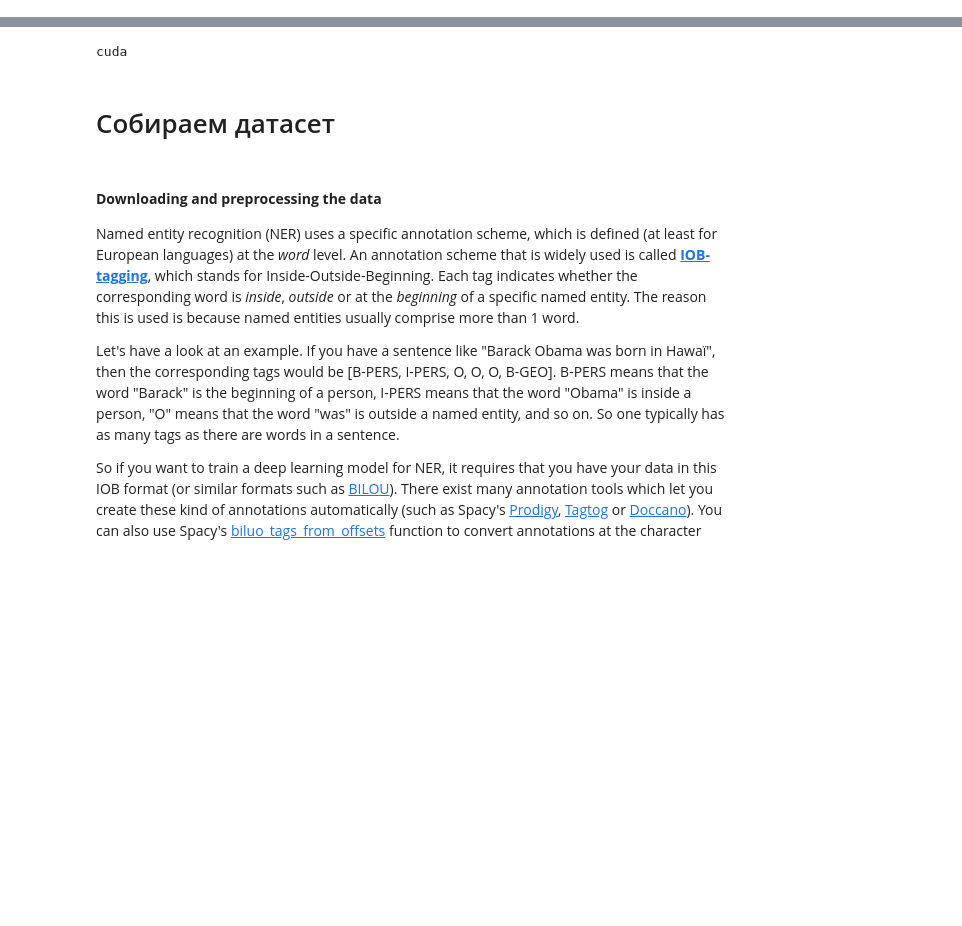
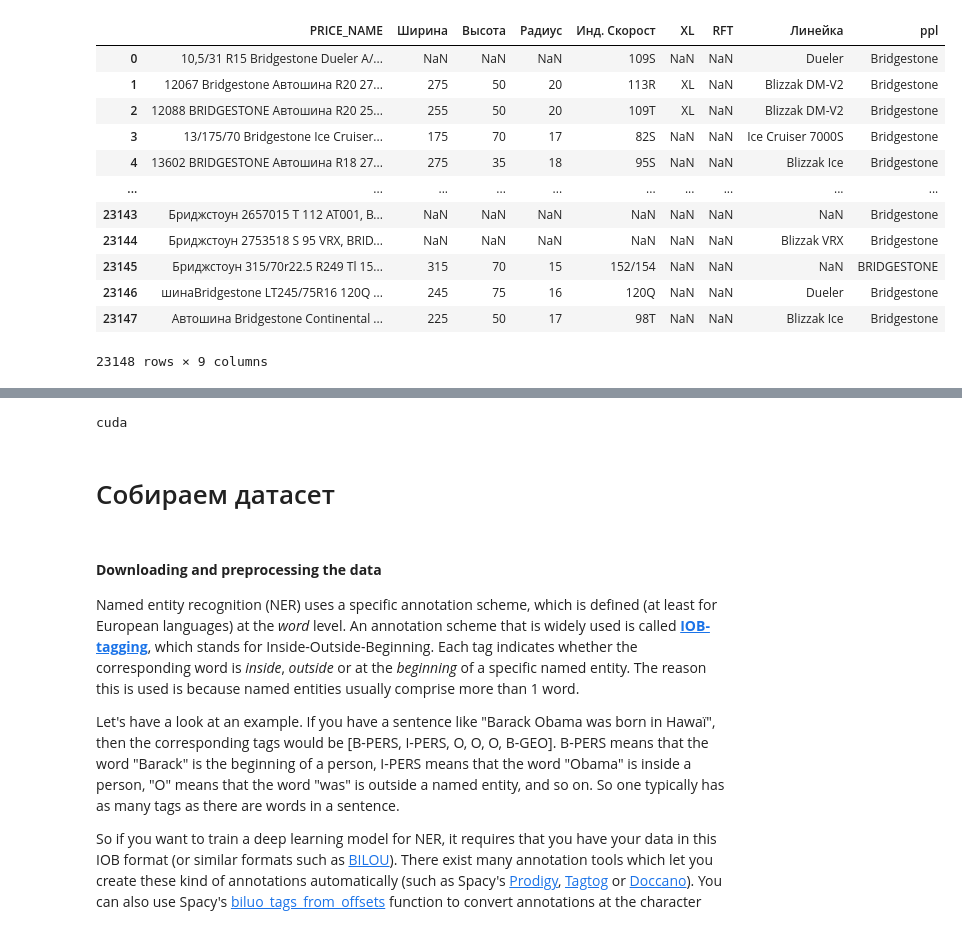
Before and after one commit to IgorSondors/BERT_NER, a Jupyter notebook: NER_BERT.ipynb, the cells around one changed output, grey strips where cells are left out. Saved outputs shown, nothing was run; the diff lists cells and outputs as text; code cells hidden in the pictures; blank space fills up the shorter version.

```diff
--- a/NER_BERT.ipynb
+++ b/NER_BERT.ipynb
@@ -5,3 +5,57 @@ from sklearn.metrics import accuracy_score
 import torch
 from torch.utils.data import Dataset, DataLoader
 from transformers import BertTokenizer, BertConfig, BertForTokenClassification
+# %%
+# pth = "/home/sondors/Documents/price/BERT_NER/first_10_rows.xlsx"
+pth = "/home/sondors/Documents/price/BERT_NER/list1.xlsx"
+df = pd.read_excel(pth)
+
+clms = ['PRICE_FRNO',
+        'PRICE_FNAM',
+        'PRICE_CAID',
+        'PRICE_CNAM',
+        'PRICE_TMNO',
+        'PRICE_PRCN',
+        'PRICE_VERT',
+        'PRICE_PCOD',
+        'date',
+        'PRICE_IMGN',
+        'PRICE_LOCD',
+        'lineNumber',
+        'PRICE_PRDS',
+        'PRICE_DPRN',
+        'PRICE_PTYP',
+        'PRICE_PROMO',
+        'PRICE_CURR',
+        'PRICE_LOCA',
+        'PRICE_WARR',
+        'PRICE_RSLT',
+        'PRICE_PLID',
+        'PRICE_SALES',
+        'PRICE_DTSH',
+        'PRICE_BARCODE',
+        'комментарий',
+        'kpl',
+        'PRICE_PARAM',
+        'PRICE_NOTE']
+
+clms_hz = ['kpl',
+           'PRICE_NOTE',
+           'PRICE_PARAM']
+
+df = df.drop(columns=clms + clms_hz)
+df
+# %% [output]
+|  | PRICE_NAME | Ширина | Высота | Радиус | Инд. Скорост | XL | RFT | Линейка | ppl |
+| 0 | 10,5/31 R15 Bridgestone Dueler A/... | NaN | NaN | NaN | 109S | NaN | NaN | Dueler | Bridgestone |
+| 1 | 12067 Bridgestone Автошина R20 27... | 275 | 50 | 20 | 113R | XL | NaN | Blizzak DM-V2 | Bridgestone |
+| 2 | 12088 BRIDGESTONE Автошина R20 25... | 255 | 50 | 20 | 109T | XL | NaN | Blizzak DM-V2 | Bridgestone |
+| 3 | 13/175/70 Bridgestone Ice Cruiser... | 175 | 70 | 17 | 82S | NaN | NaN | Ice Cruiser 7000S | Bridgestone |
+| 4 | 13602 BRIDGESTONE Автошина R18 27... | 275 | 35 | 18 | 95S | NaN | NaN | Blizzak Ice | Bridgestone |
+| ... | ... | ... | ... | ... | ... | ... | ... | ... | ... |
+| 23143 | Бриджстоун 2657015 T 112 AT001, B... | NaN | NaN | NaN | NaN | NaN | NaN | NaN | Bridgestone |
+| 23144 | Бриджстоун 2753518 S 95 VRX, BRID... | NaN | NaN | NaN | NaN | NaN | NaN | Blizzak VRX | Bridgestone |
+| 23145 | Бриджстоун 315/70r22.5 R249 Tl 15... | 315 | 70 | 15 | 152/154 | NaN | NaN | NaN | BRIDGESTONE |
+| 23146 | шинаBridgestone LT245/75R16 120Q ... | 245 | 75 | 16 | 120Q | NaN | NaN | Dueler | Bridgestone |
+| 23147 | Автошина Bridgestone Continental ... | 225 | 50 | 17 | 98T | NaN | NaN | Blizzak Ice | Bridgestone |
+23148 rows × 9 columns
```
Also changed, not shown: parts of 4 cells of this notebook, 2 other files.
